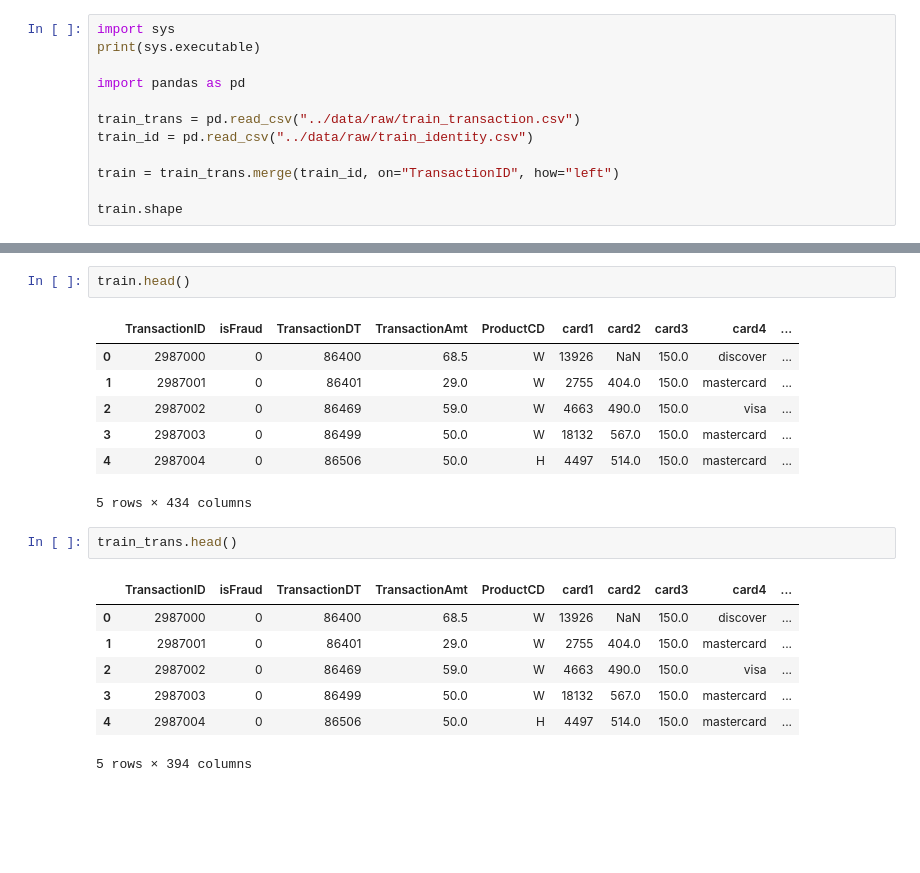
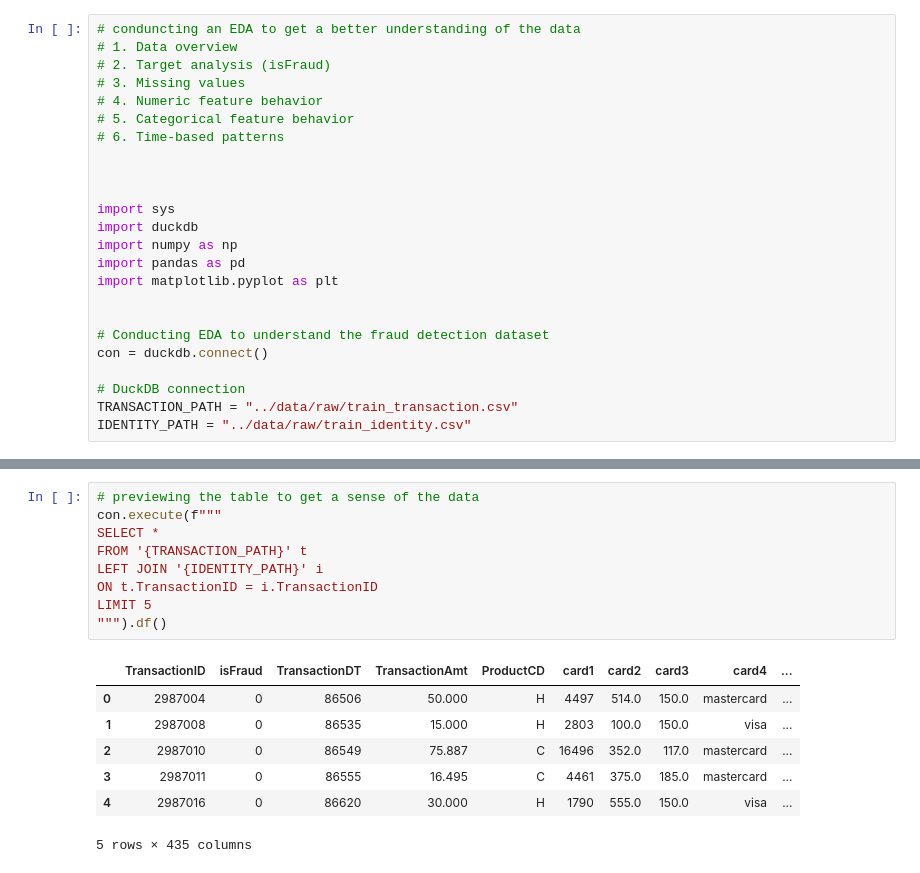
Before and after one commit to g-tapia/fraud-detection-system, a Jupyter notebook: notebooks/eda_modeling.ipynb, the cells around one changed output, grey strips where cells are left out. Drawn from its saved outputs; the diff is of its cells as text; blank space fills up the shorter version.

Commit message:
Exploratory Data Analysis Progress

```diff
--- a/notebooks/eda_modeling.ipynb
+++ b/notebooks/eda_modeling.ipynb
@@ -1,12 +1,24 @@
 # %%
+# conduncting an EDA to get a better understanding of the data
+# 1. Data overview
+# 2. Target analysis (isFraud)
+# 3. Missing values
+# 4. Numeric feature behavior
+# 5. Categorical feature behavior
+# 6. Time-based patterns
+
+
+
 import sys
-print(sys.executable)
+import duckdb
+import numpy as np
+import pandas as pd
+import matplotlib.pyplot as plt
 
-import pandas as pd
 
-train_trans = pd.read_csv("../data/raw/train_transaction.csv")
-train_id = pd.read_csv("../data/raw/train_identity.csv")
+# Conducting EDA to understand the fraud detection dataset
+con = duckdb.connect()
 
-train = train_trans.merge(train_id, on="TransactionID", how="left")
-
-train.shape
+# DuckDB connection
+TRANSACTION_PATH = "../data/raw/train_transaction.csv"
+IDENTITY_PATH = "../data/raw/train_identity.csv"
@@ -16,20 +37,17 @@ train.shape
 # %%
-train.head()
+# previewing the table to get a sense of the data
+con.execute(f"""
+SELECT *
+FROM '{TRANSACTION_PATH}' t
+LEFT JOIN '{IDENTITY_PATH}' i
+ON t.TransactionID = i.TransactionID
+LIMIT 5
+""").df()
 # %% [output]
 |  | TransactionID | isFraud | TransactionDT | TransactionAmt | ProductCD | card1 | card2 | card3 | card4 | ... |
-| 0 | 2987000 | 0 | 86400 | 68.5 | W | 13926 | NaN | 150.0 | discover | ... |
-| 1 | 2987001 | 0 | 86401 | 29.0 | W | 2755 | 404.0 | 150.0 | mastercard | ... |
-| 2 | 2987002 | 0 | 86469 | 59.0 | W | 4663 | 490.0 | 150.0 | visa | ... |
-| 3 | 2987003 | 0 | 86499 | 50.0 | W | 18132 | 567.0 | 150.0 | mastercard | ... |
-| 4 | 2987004 | 0 | 86506 | 50.0 | H | 4497 | 514.0 | 150.0 | mastercard | ... |
+| 0 | 2987004 | 0 | 86506 | 50.000 | H | 4497 | 514.0 | 150.0 | mastercard | ... |
+| 1 | 2987008 | 0 | 86535 | 15.000 | H | 2803 | 100.0 | 150.0 | visa | ... |
+| 2 | 2987010 | 0 | 86549 | 75.887 | C | 16496 | 352.0 | 117.0 | mastercard | ... |
+| 3 | 2987011 | 0 | 86555 | 16.495 | C | 4461 | 375.0 | 185.0 | mastercard | ... |
+| 4 | 2987016 | 0 | 86620 | 30.000 | H | 1790 | 555.0 | 150.0 | visa | ... |
-5 rows × 434 columns
+5 rows × 435 columns
-# %%
-train_trans.head()
-# %% [output]
-|  | TransactionID | isFraud | TransactionDT | TransactionAmt | ProductCD | card1 | card2 | card3 | card4 | ... |
-| 0 | 2987000 | 0 | 86400 | 68.5 | W | 13926 | NaN | 150.0 | discover | ... |
-| 1 | 2987001 | 0 | 86401 | 29.0 | W | 2755 | 404.0 | 150.0 | mastercard | ... |
-| 2 | 2987002 | 0 | 86469 | 59.0 | W | 4663 | 490.0 | 150.0 | visa | ... |
-| 3 | 2987003 | 0 | 86499 | 50.0 | W | 18132 | 567.0 | 150.0 | mastercard | ... |
-| 4 | 2987004 | 0 | 86506 | 50.0 | H | 4497 | 514.0 | 150.0 | mastercard | ... |
-5 rows × 394 columns
```
Also changed, not shown: parts of 28 cells of this notebook.
